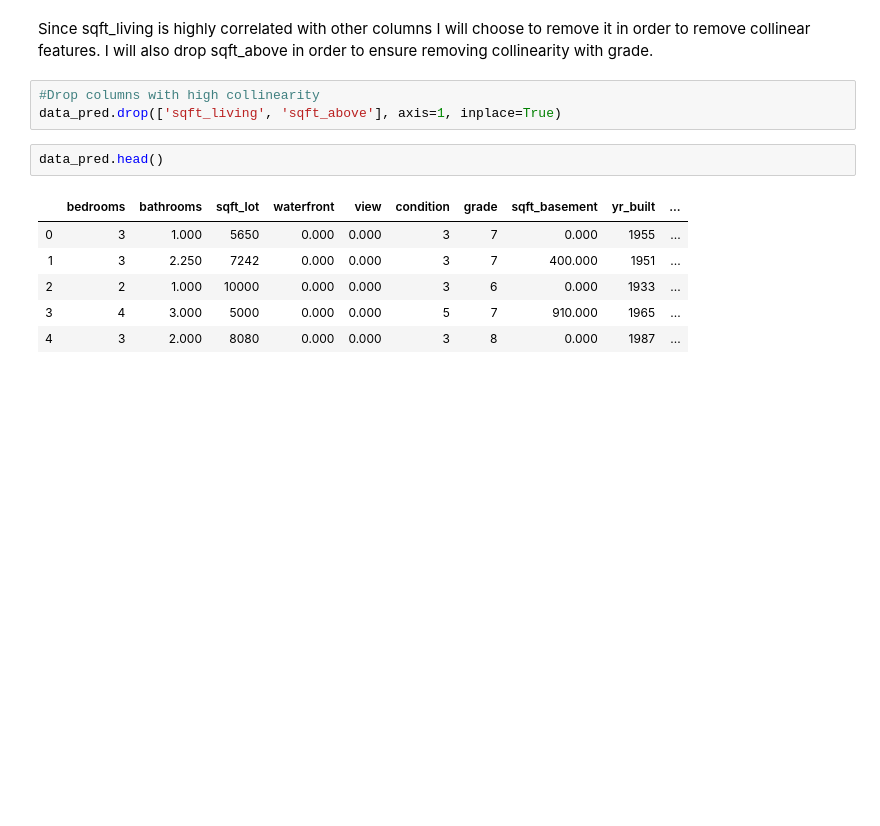
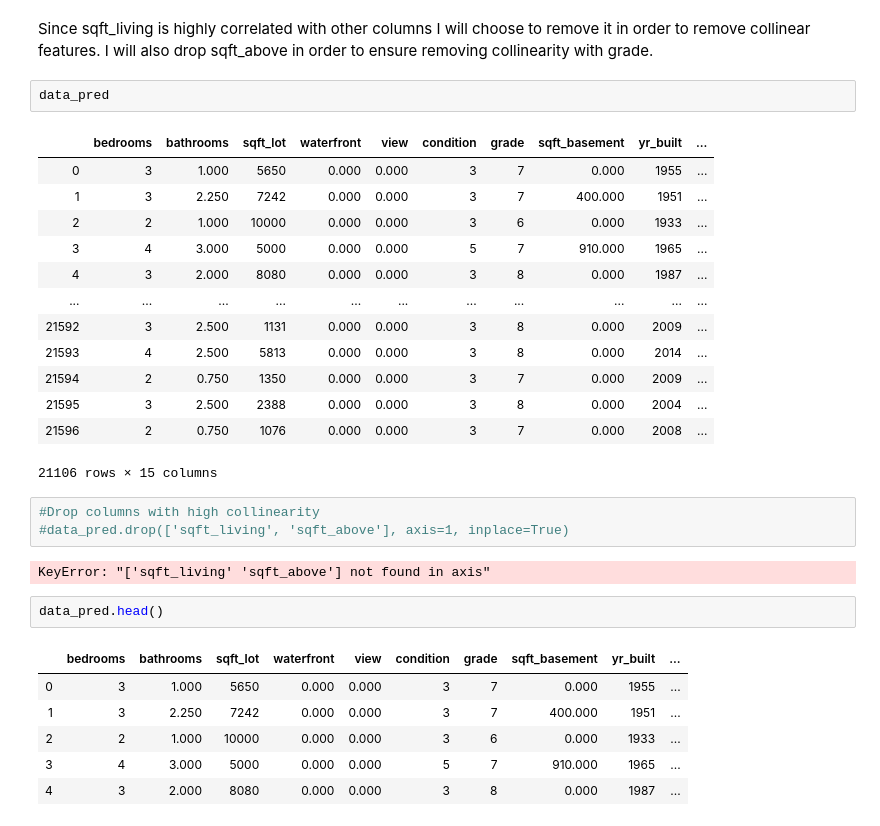
Before and after one commit to lauren-esser/King-County-Homes-Price-Factors, a Jupyter notebook: student.ipynb, the cells around one changed output. Cells and saved outputs as stored; diff of their text form; blank space fills up the shorter version.

```diff
--- a/student.ipynb
+++ b/student.ipynb
@@ -605,8 +614,26 @@ sns.heatmap(data_pred.corr(), center=0)
 # %% [markdown]
 Since sqft_living is highly correlated with other columns I will choose to remove it in order to remove collinear features. I will also drop sqft_above in order to ensure removing collinearity with grade.
+# %%
+data_pred
+# %% [output]
+|  | bedrooms | bathrooms | sqft_lot | waterfront | view | condition | grade | sqft_basement | yr_built | ... |
+| 0 | 3 | 1.000 | 5650 | 0.000 | 0.000 | 3 | 7 | 0.000 | 1955 | ... |
+| 1 | 3 | 2.250 | 7242 | 0.000 | 0.000 | 3 | 7 | 400.000 | 1951 | ... |
+| 2 | 2 | 1.000 | 10000 | 0.000 | 0.000 | 3 | 6 | 0.000 | 1933 | ... |
+| 3 | 4 | 3.000 | 5000 | 0.000 | 0.000 | 5 | 7 | 910.000 | 1965 | ... |
+| 4 | 3 | 2.000 | 8080 | 0.000 | 0.000 | 3 | 8 | 0.000 | 1987 | ... |
+| ... | ... | ... | ... | ... | ... | ... | ... | ... | ... | ... |
+| 21592 | 3 | 2.500 | 1131 | 0.000 | 0.000 | 3 | 8 | 0.000 | 2009 | ... |
+| 21593 | 4 | 2.500 | 5813 | 0.000 | 0.000 | 3 | 8 | 0.000 | 2014 | ... |
+| 21594 | 2 | 0.750 | 1350 | 0.000 | 0.000 | 3 | 7 | 0.000 | 2009 | ... |
+| 21595 | 3 | 2.500 | 2388 | 0.000 | 0.000 | 3 | 8 | 0.000 | 2004 | ... |
+| 21596 | 2 | 0.750 | 1076 | 0.000 | 0.000 | 3 | 7 | 0.000 | 2008 | ... |
+21106 rows × 15 columns
 # %%
 #Drop columns with high collinearity
-data_pred.drop(['sqft_living', 'sqft_above'], axis=1, inplace=True)
+#data_pred.drop(['sqft_living', 'sqft_above'], axis=1, inplace=True)
+# %% [output]
+KeyError: "['sqft_living' 'sqft_above'] not found in axis"
 # %%
 data_pred.head()
 # %% [output]
```
Also changed, not shown: parts of 21 cells of this notebook.
